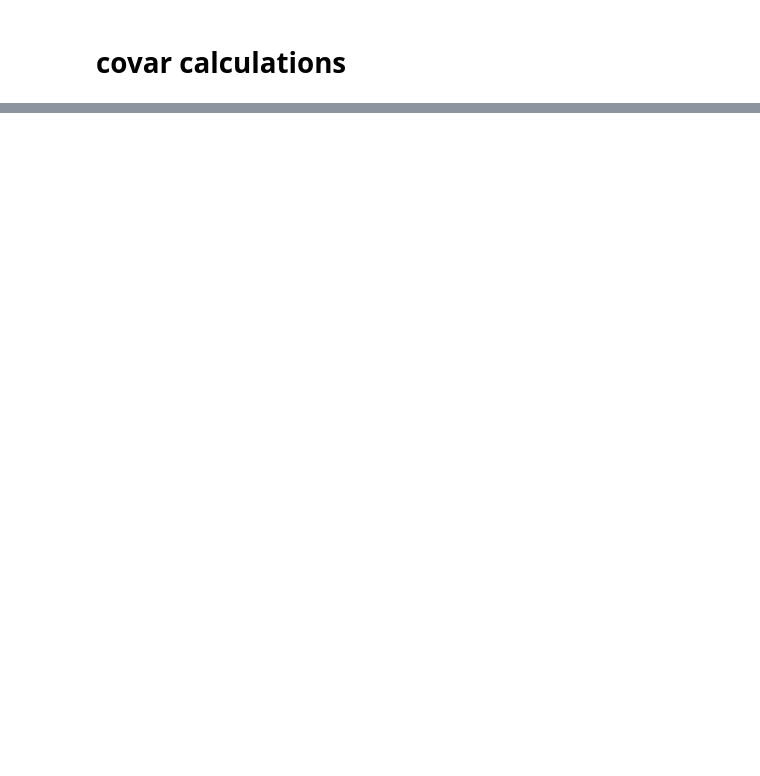
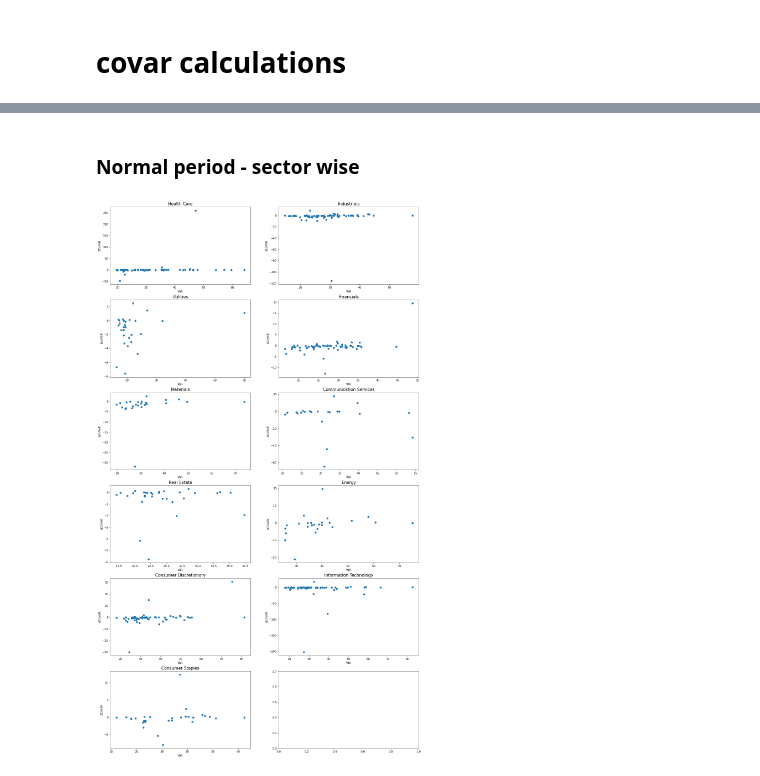
Before and after one commit to upathare1/CoVaR-Conditional-VaR-Project, a Jupyter notebook: Delta Covar.ipynb, the cells around one changed output, grey strips where cells are left out. Drawn from its saved outputs; the diff is of its cells as text; code cells hidden in the pictures; blank space fills up the shorter version.

```diff
--- a/Delta Covar.ipynb
+++ b/Delta Covar.ipynb
@@ -224,5 +152,0 @@ roll_var.plot()
-# %%
-k = stats.norm.ppf(0.99)
-roll_window = 3*52
-min_periods = 2*52
-sym = 'AXP'
@@ -285,0 +204,14 @@ roll_var2.plot()
+# %% [markdown]
+### Normal period - sector wise
+# %%
+sector_names = list(set(list(sector[col_name])))
+fig,axs = plt.subplots(6,2,figsize = (20,36))
+axs = np.reshape(axs,12)
+for i,sec in enumerate(sector_names):
+    tp = normal_df.loc[normal_df['Sector'] == sec]
+    axs[i].scatter(tp['VaR']*(13**0.5),tp['Delta Covar']*(13**0.5))
+    axs[i].set_ylabel('$\Delta$CoVaR')
+    axs[i].set_xlabel('VaR')
+    axs[i].set_title(sec,fontsize = 15)
+# %% [output]
+[figure, added]
```
Also changed, not shown: parts of 45 cells of this notebook.
